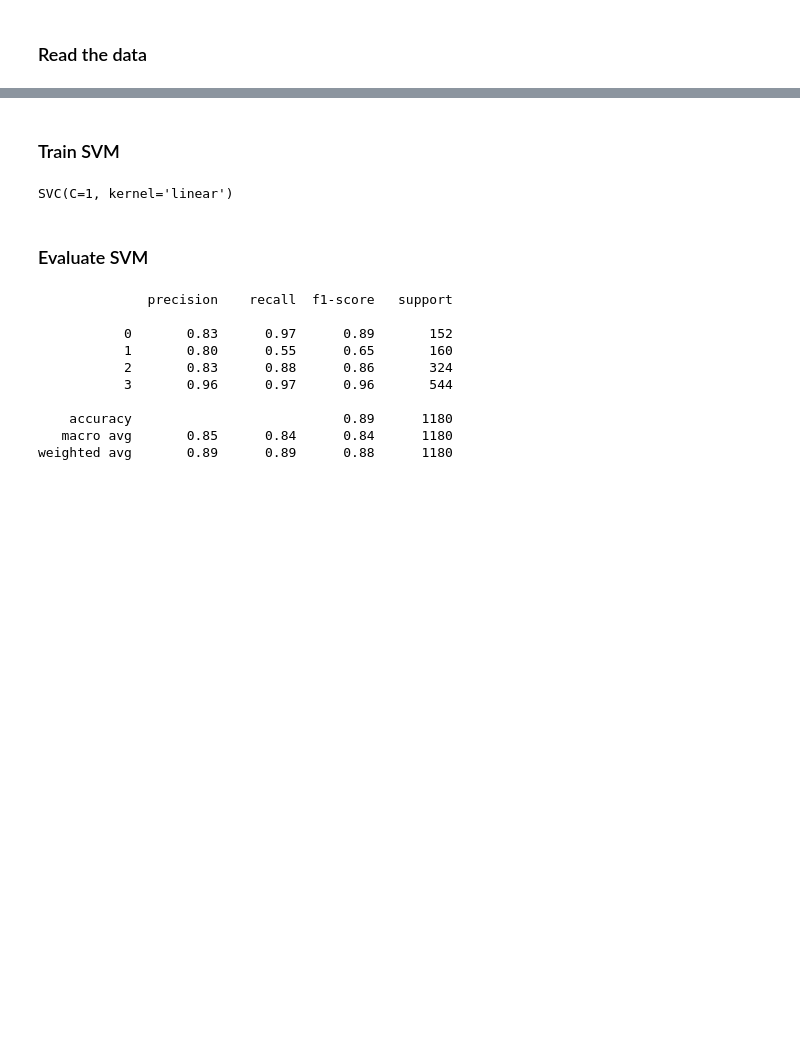
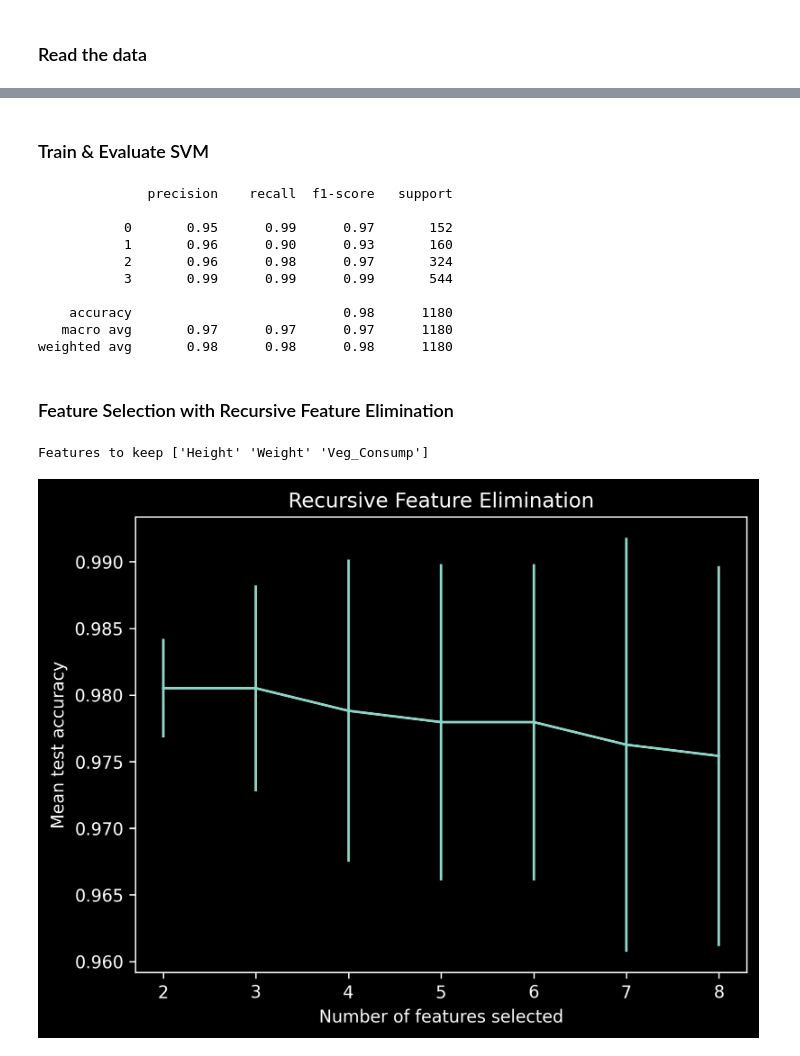
Before and after one commit to Marim1611/Bing-Bang-BodyLevel, a Jupyter notebook: ModelPipelines/SVM/SVM.ipynb, the cells around one changed output, grey strips where cells are left out. Drawn from its saved outputs; the diff is of its cells as text; code cells hidden in the pictures; blank space fills up the shorter version.

```diff
--- a/ModelPipelines/SVM/SVM.ipynb
+++ b/ModelPipelines/SVM/SVM.ipynb
@@ -15,12 +18,7 @@ x_data_d, y_data_d = mlq.l(read_data)(kind="Numerical")
+# %%
+clf = mlq.l(svm.SVC)(kernel='linear', C=7)
 # %% [markdown]
-### Train SVM
+### Train & Evaluate SVM
-# %%
-clf = mlq.l(svm.SVC)(kernel='linear', C=1)
-clf.fit(x_data_d, y_data_d)
-# %% [output]
-SVC(C=1, kernel='linear')
-# %% [markdown]
-### Evaluate SVM
 # %%
 y_pred = mlq.l(cross_val_predict)(clf, x_data_d, y_data_d, cv=4)
 accuracy = np.mean(y_pred == y_data_d)
@@ -30,11 +28,18 @@ mlq.end_quest()
 # %% [output]
               precision    recall  f1-score   support
 
-           0       0.83      0.97      0.89       152
-           1       0.80      0.55      0.65       160
-           2       0.83      0.88      0.86       324
-           3       0.96      0.97      0.96       544
+           0       0.95      0.99      0.97       152
+           1       0.96      0.90      0.93       160
+           2       0.96      0.98      0.97       324
+           3       0.99      0.99      0.99       544
 
-    accuracy                           0.89      1180
-   macro avg       0.85      0.84      0.84      1180
-weighted avg       0.89      0.89      0.88      1180
+    accuracy                           0.98      1180
+   macro avg       0.97      0.97      0.97      1180
+weighted avg       0.98      0.98      0.98      1180
+# %% [markdown]
+### Feature Selection with Recursive Feature Elimination
+# %%
+recursive_feature_elimination(clf, 2, 4, x_data_d, y_data_d)
+# %% [output]
+Features to keep ['Height' 'Weight' 'Veg_Consump']
+[figure, added]
```
Also changed, not shown: parts of 2 cells of this notebook, 21 other files.
